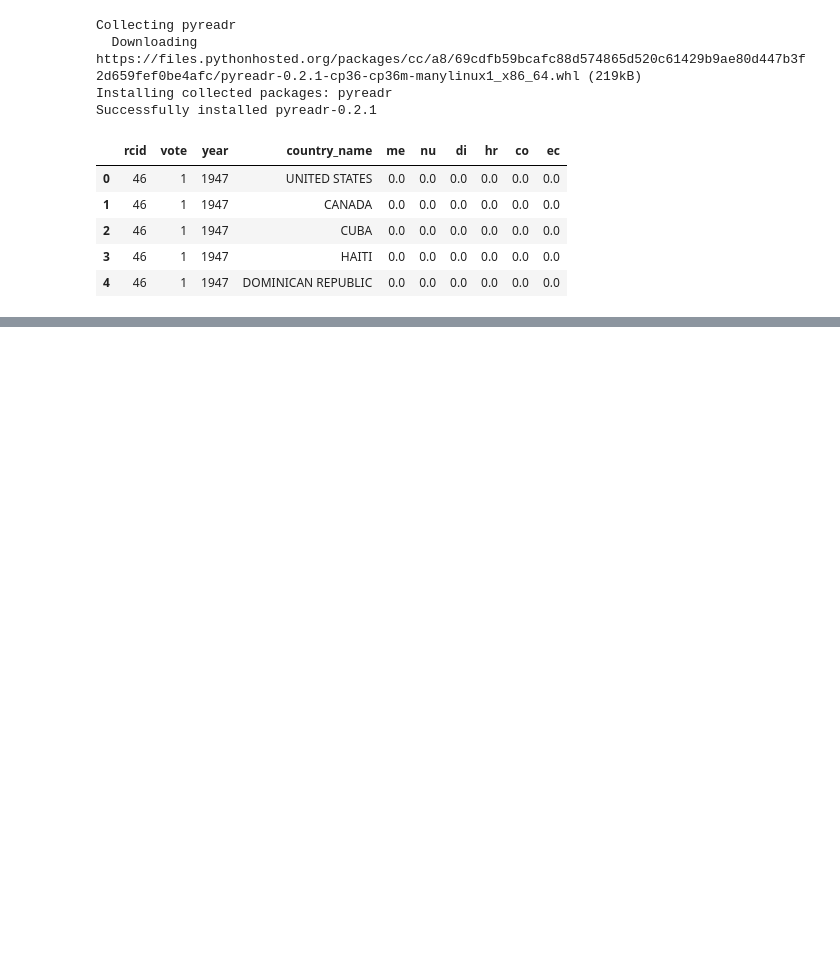
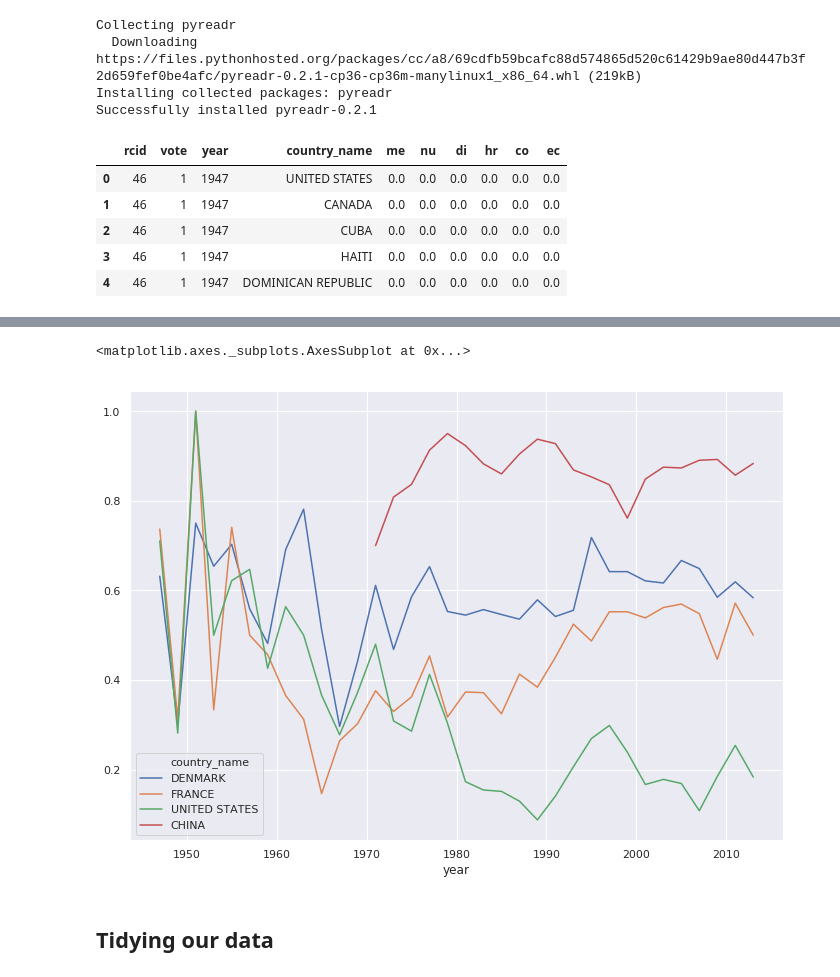
Before and after one commit to apla14/M1-2019, a Jupyter notebook: notebooks/M1_S3_4_Python_translation.ipynb, the cells around one changed output, grey strips where cells are left out. Saved outputs shown, nothing was run; the diff lists cells and outputs as text; code cells hidden in the pictures; blank space fills up the shorter version.

```diff
--- a/notebooks/M1_S3_4_Python_translation.ipynb
+++ b/notebooks/M1_S3_4_Python_translation.ipynb
@@ -607,0 +614,8 @@ votes_joined.head()
+# %%
+countries = ["United States", "China", "France", "Denmark"]
+
+countries = [country.upper() for country in countries] # Upper casing
+print(countries) # just display - no function
+
+
+votes_joined[votes_joined['country_name'].isin(countries)].head()
@@ -607,0 +630,18 @@ votes_joined.head()
+# %%
+# Yes, python can do pretty plots, too
+
+import seaborn as sns
+sns.set(style="darkgrid")
+
+sns.set(rc={'figure.figsize':(11.7,8.27)})
+# %%
+countries_perc_yes = votes_joined[votes_joined['country_name'].isin(countries) ].groupby(['year', 'country_name'])['vote'].value_counts(normalize=True)
+# %%
+to_plot = countries_perc_yes.loc[:,:,1]
+
+sns.lineplot(x = to_plot.index.get_level_values(0), y = to_plot.values, hue = to_plot.index.get_level_values(1))
+# %% [output]
+<matplotlib.axes._subplots.AxesSubplot at 0x...>
+[figure, added]
+# %% [markdown]
+## Tidying our data
```
Also changed, not shown: parts of 5 cells of this notebook.
